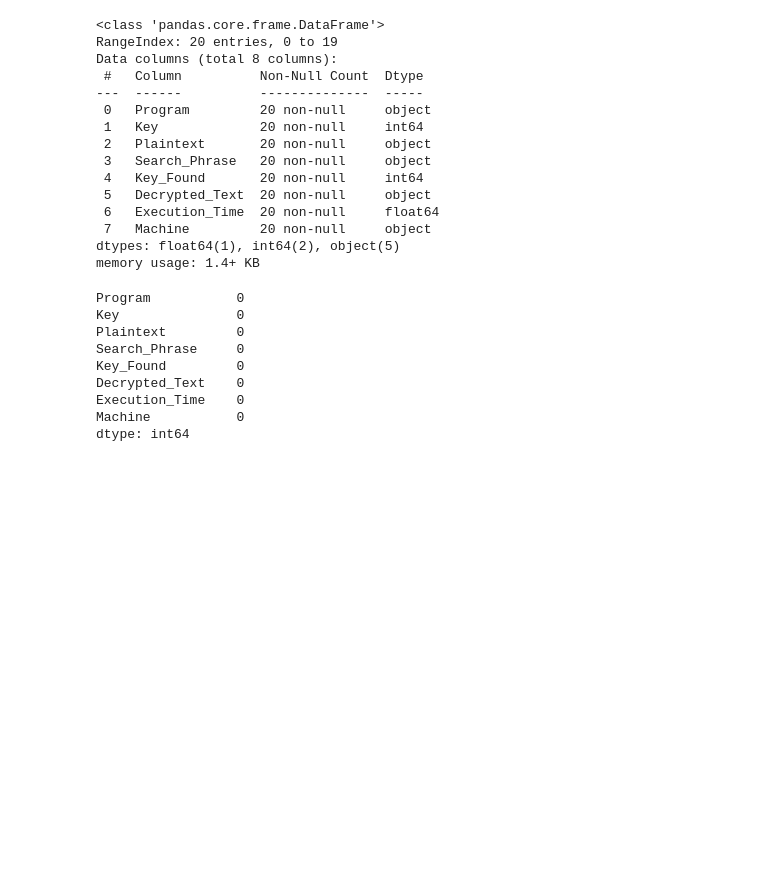
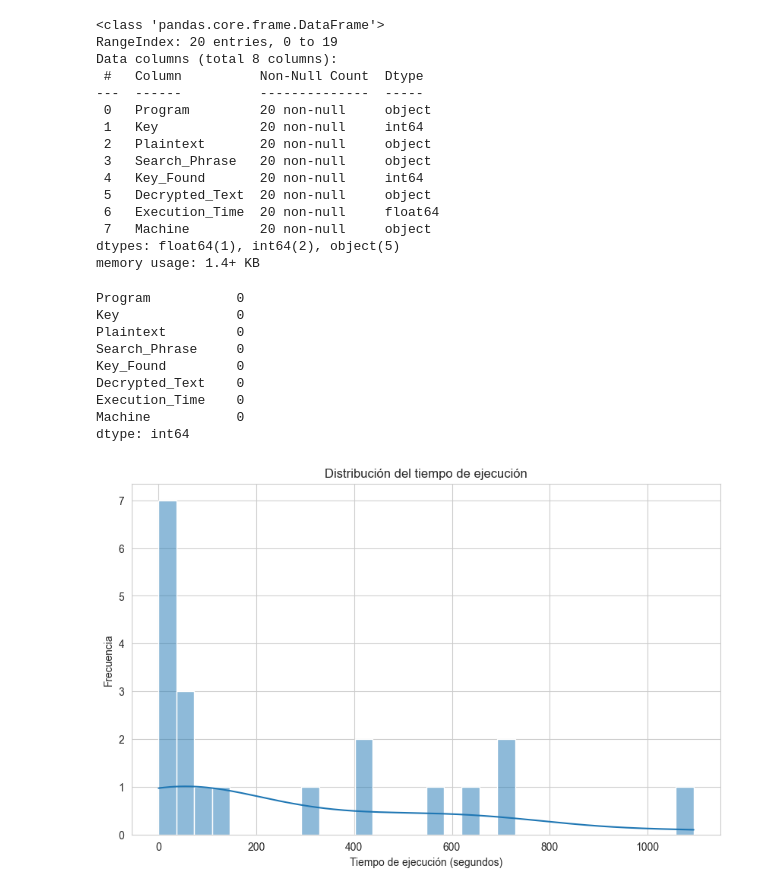
Before and after one commit to UVG-Works-Hub/mpi-bruteforce-keysearch, a Jupyter notebook: analysis.ipynb, the cells around one changed output. Saved outputs shown, nothing was run; the diff lists cells and outputs as text; code cells hidden in the pictures; blank space fills up the shorter version.

Commit message:
feat(analysis): visualization of execution times

```diff
--- a/analysis.ipynb
+++ b/analysis.ipynb
@@ -62,3 +62,13 @@ Decrypted_Text    0
 Execution_Time    0
 Machine           0
 dtype: int64
+# %%
+# Distribution of execution times
+plt.figure(figsize=(10, 6))
+sns.histplot(df_combined['Execution_Time'], bins=30, kde=True)
+plt.title('Distribución del tiempo de ejecución')
+plt.xlabel('Tiempo de ejecución (segundos)')
+plt.ylabel('Frecuencia')
+plt.show()
+# %% [output]
+[figure, added]
```
Also changed, not shown: parts of 1 cell of this notebook.
